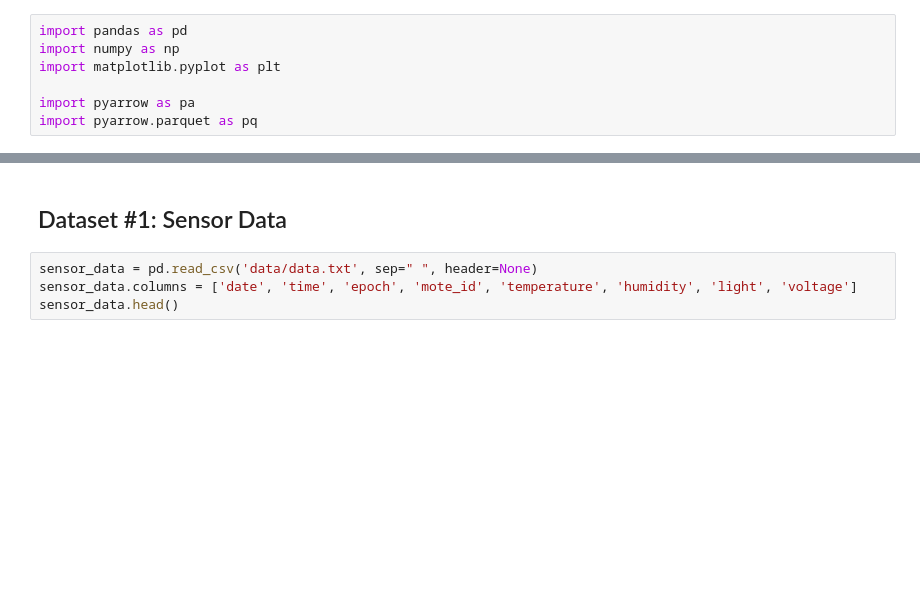
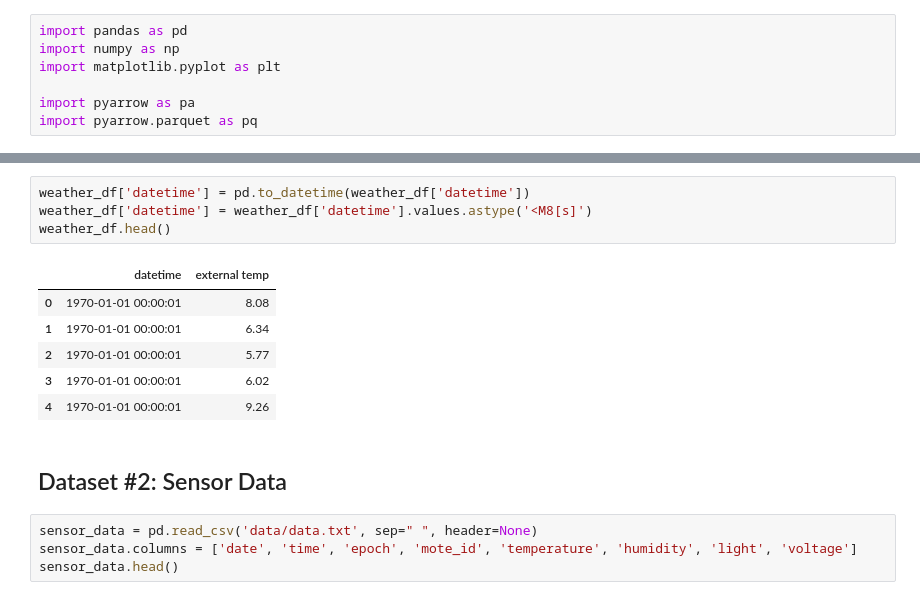
Before and after one commit to swaption2009/capstone, a Jupyter notebook: [Workbook] Data Preprocessing.ipynb, the cells around one changed output, grey strips where cells are left out. Saved outputs shown, nothing was run; the diff lists cells and outputs as text; blank space fills up the shorter version.

```diff
--- a/[Workbook] Data Preprocessing.ipynb
+++ b/[Workbook] Data Preprocessing.ipynb
@@ -21,5 +73,16 @@ import pyarrow.parquet as pq
+# %%
+weather_df['datetime'] = pd.to_datetime(weather_df['datetime'])
+weather_df['datetime'] = weather_df['datetime'].values.astype('<M8[s]')
+weather_df.head()
+# %% [output]
+|  | datetime | external temp |
+| 0 | 1970-01-01 00:00:01 | 8.08 |
+| 1 | 1970-01-01 00:00:01 | 6.34 |
+| 2 | 1970-01-01 00:00:01 | 5.77 |
+| 3 | 1970-01-01 00:00:01 | 6.02 |
+| 4 | 1970-01-01 00:00:01 | 9.26 |
 # %% [markdown]
-## Dataset #1: Sensor Data
+## Dataset #2: Sensor Data
 # %%
 sensor_data = pd.read_csv('data/data.txt', sep=" ", header=None)
 sensor_data.columns = ['date', 'time', 'epoch', 'mote_id', 'temperature', 'humidity', 'light', 'voltage']
```
Also changed, not shown: parts of 7 cells of this notebook.
